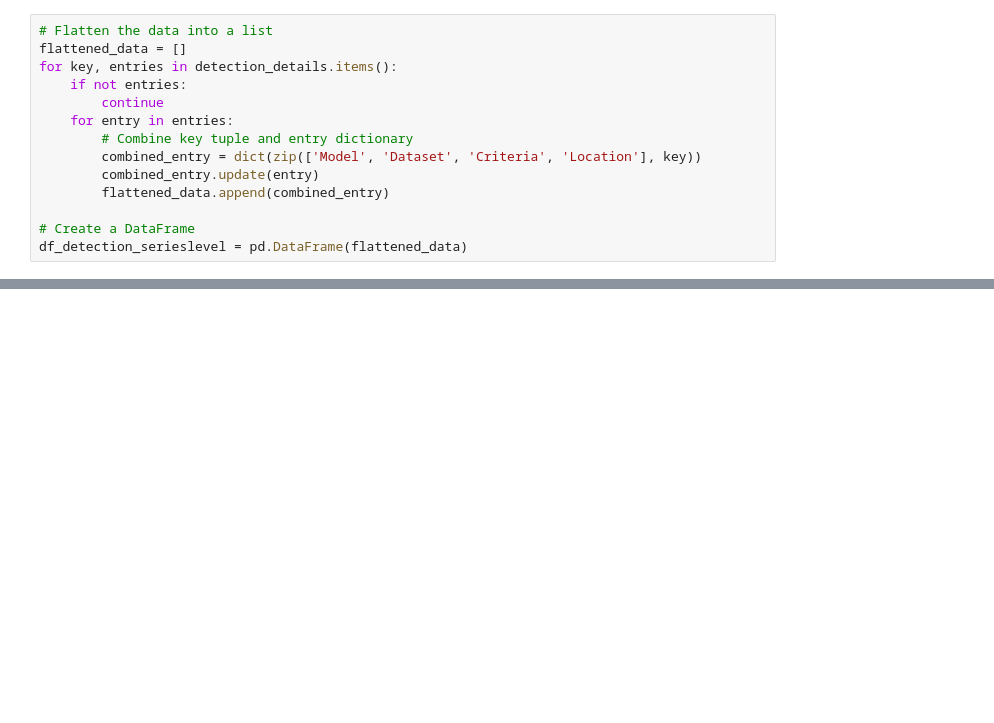
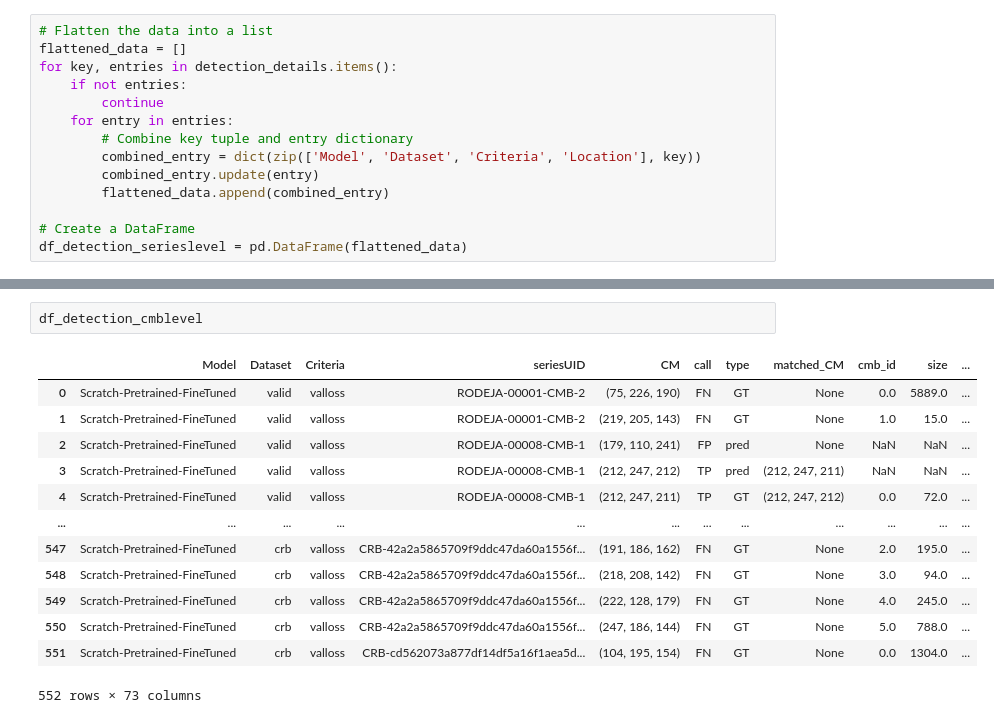
Before and after one commit to jorgedelpozolerida/MicrobleedNet, a Jupyter notebook: notebooks/evaluation/winner_CMBfeatures.ipynb, the cells around one changed output, grey strips where cells are left out. Saved outputs shown, nothing was run; the diff lists cells and outputs as text; blank space fills up the shorter version.

```diff
--- a/notebooks/evaluation/winner_CMBfeatures.ipynb
+++ b/notebooks/evaluation/winner_CMBfeatures.ipynb
@@ -176,0 +175,16 @@ table4results_final[["Dataset", "Location", "Precision", "Recall", "F1", "FPcmb"
+# %%
+df_detection_cmblevel
+# %% [output]
+|  | Model | Dataset | Criteria | seriesUID | CM | call | type | matched_CM | cmb_id | size | ... |
+| 0 | Scratch-Pretrained-FineTuned | valid | valloss | RODEJA-00001-CMB-2 | (75, 226, 190) | FN | GT | None | 0.0 | 5889.0 | ... |
+| 1 | Scratch-Pretrained-FineTuned | valid | valloss | RODEJA-00001-CMB-2 | (219, 205, 143) | FN | GT | None | 1.0 | 15.0 | ... |
+| 2 | Scratch-Pretrained-FineTuned | valid | valloss | RODEJA-00008-CMB-1 | (179, 110, 241) | FP | pred | None | NaN | NaN | ... |
+| 3 | Scratch-Pretrained-FineTuned | valid | valloss | RODEJA-00008-CMB-1 | (212, 247, 212) | TP | pred | (212, 247, 211) | NaN | NaN | ... |
+| 4 | Scratch-Pretrained-FineTuned | valid | valloss | RODEJA-00008-CMB-1 | (212, 247, 211) | TP | GT | (212, 247, 212) | 0.0 | 72.0 | ... |
+| ... | ... | ... | ... | ... | ... | ... | ... | ... | ... | ... | ... |
+| 547 | Scratch-Pretrained-FineTuned | crb | valloss | CRB-42a2a5865709f9ddc47da60a1556f... | (191, 186, 162) | FN | GT | None | 2.0 | 195.0 | ... |
+| 548 | Scratch-Pretrained-FineTuned | crb | valloss | CRB-42a2a5865709f9ddc47da60a1556f... | (218, 208, 142) | FN | GT | None | 3.0 | 94.0 | ... |
+| 549 | Scratch-Pretrained-FineTuned | crb | valloss | CRB-42a2a5865709f9ddc47da60a1556f... | (222, 128, 179) | FN | GT | None | 4.0 | 245.0 | ... |
+| 550 | Scratch-Pretrained-FineTuned | crb | valloss | CRB-42a2a5865709f9ddc47da60a1556f... | (247, 186, 144) | FN | GT | None | 5.0 | 788.0 | ... |
+| 551 | Scratch-Pretrained-FineTuned | crb | valloss | CRB-cd562073a877df14df5a16f1aea5d... | (104, 195, 154) | FN | GT | None | 0.0 | 1304.0 | ... |
+552 rows × 73 columns
```
Also changed, not shown: parts of 28 cells of this notebook, 3 other files.
